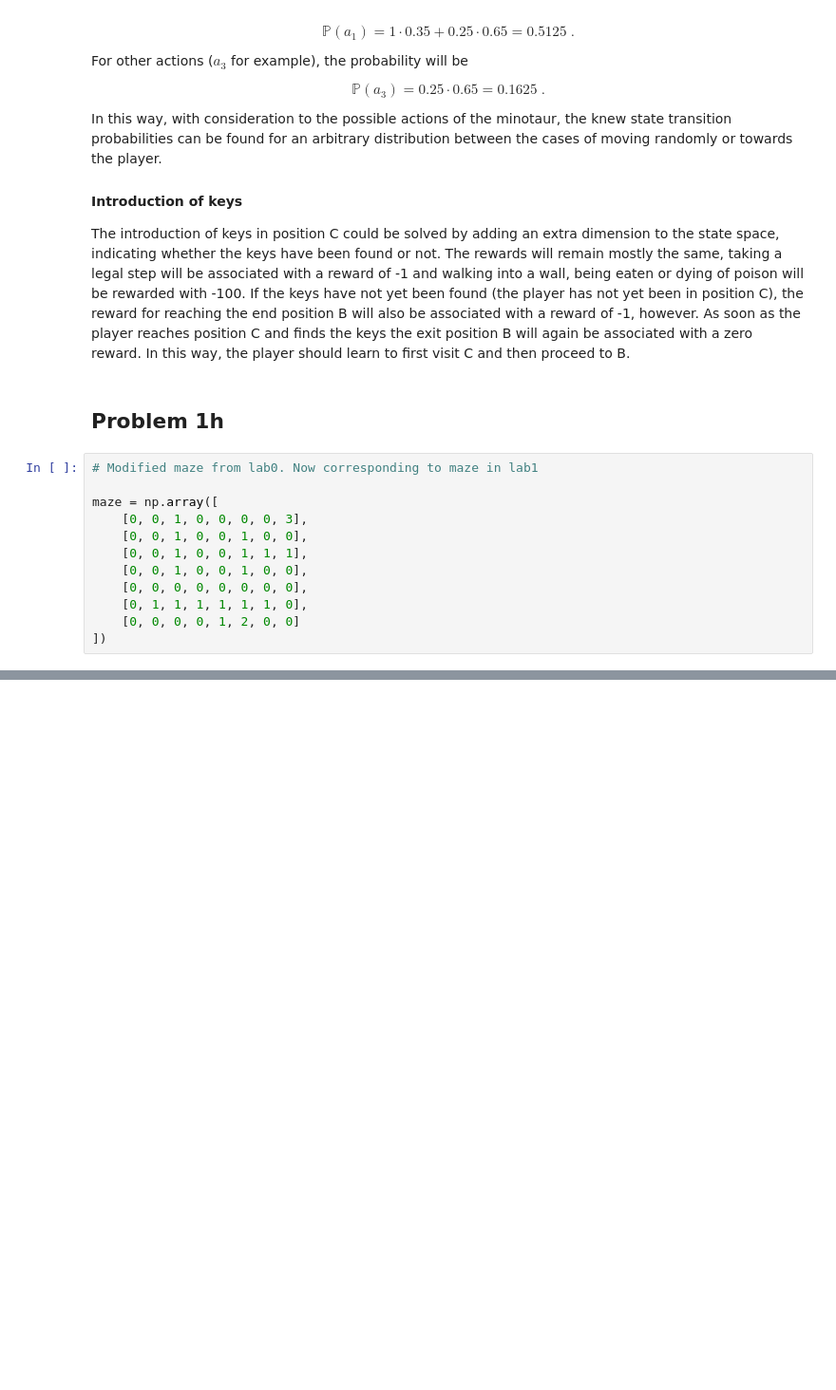
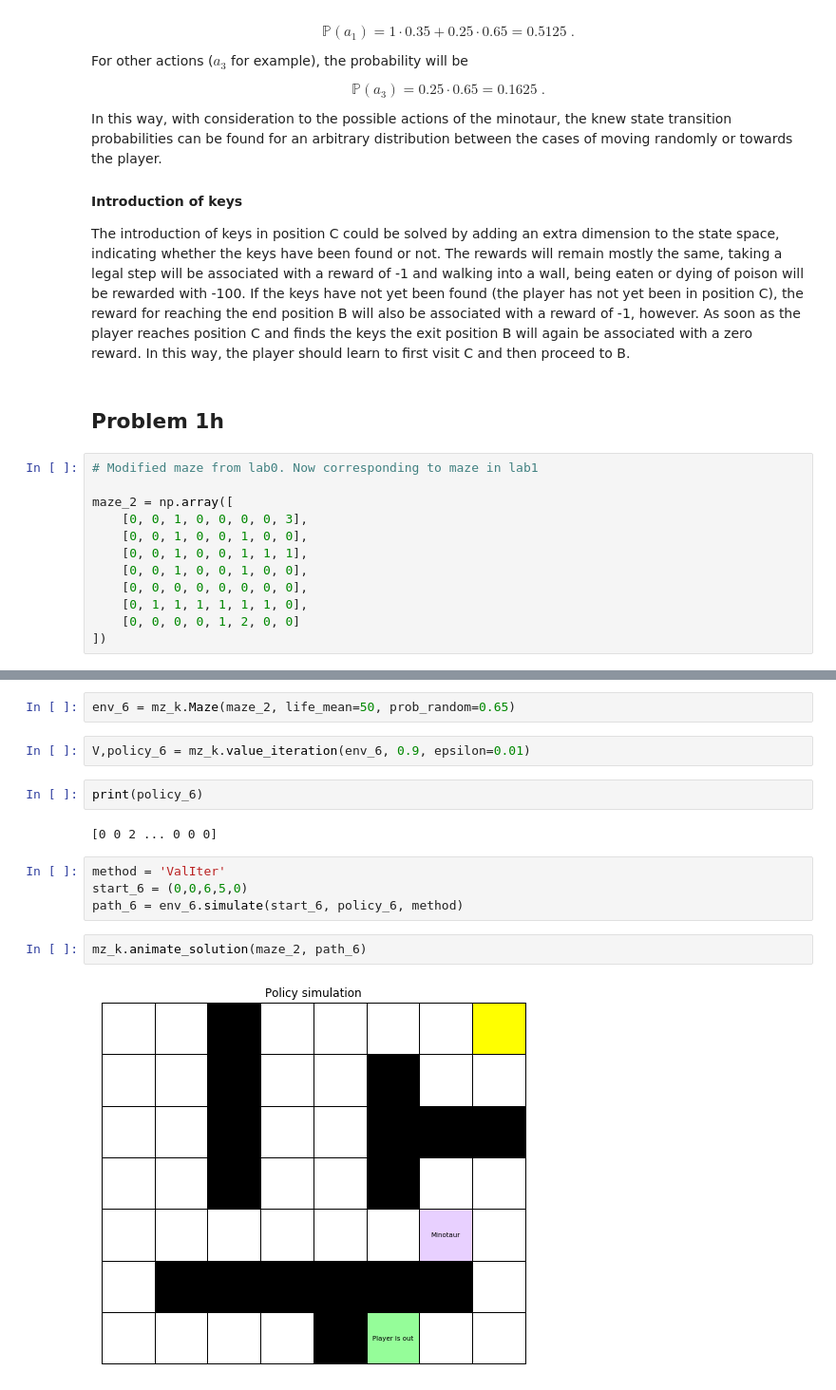
Before and after one commit to lxpr/EL2805-Reinforcement-Learning-Labs, a Jupyter notebook: lab1/Lab_1.ipynb, the cells around one changed output, grey strips where cells are left out. Shown: that part at 95% size. Drawn from its saved outputs; the diff is of its cells as text; blank space fills up the shorter version.

```diff
--- a/lab1/Lab_1.ipynb
+++ b/lab1/Lab_1.ipynb
@@ -279,7 +279,7 @@ The introduction of keys in position C could be solved by adding an extra dimens
 # %%
 # Modified maze from lab0. Now corresponding to maze in lab1
 
-maze = np.array([
+maze_2 = np.array([
     [0, 0, 1, 0, 0, 0, 0, 3],
     [0, 0, 1, 0, 0, 1, 0, 0],
     [0, 0, 1, 0, 0, 1, 1, 1],
@@ -311,0 +296,16 @@ mz.animate_solution(maze, path)
+# %%
+env_6 = mz_k.Maze(maze_2, life_mean=50, prob_random=0.65)
+# %%
+V,policy_6 = mz_k.value_iteration(env_6, 0.9, epsilon=0.01)
+# %%
+print(policy_6)
+# %% [output]
+[0 0 2 ... 0 0 0]
+# %%
+method = 'ValIter'
+start_6 = (0,0,6,5,0)
+path_6 = env_6.simulate(start_6, policy_6, method)
+# %%
+mz_k.animate_solution(maze_2, path_6)
+# %% [output]
+[figure, added]
```
Also changed, not shown: parts of 21 cells of this notebook, 1 other file.
